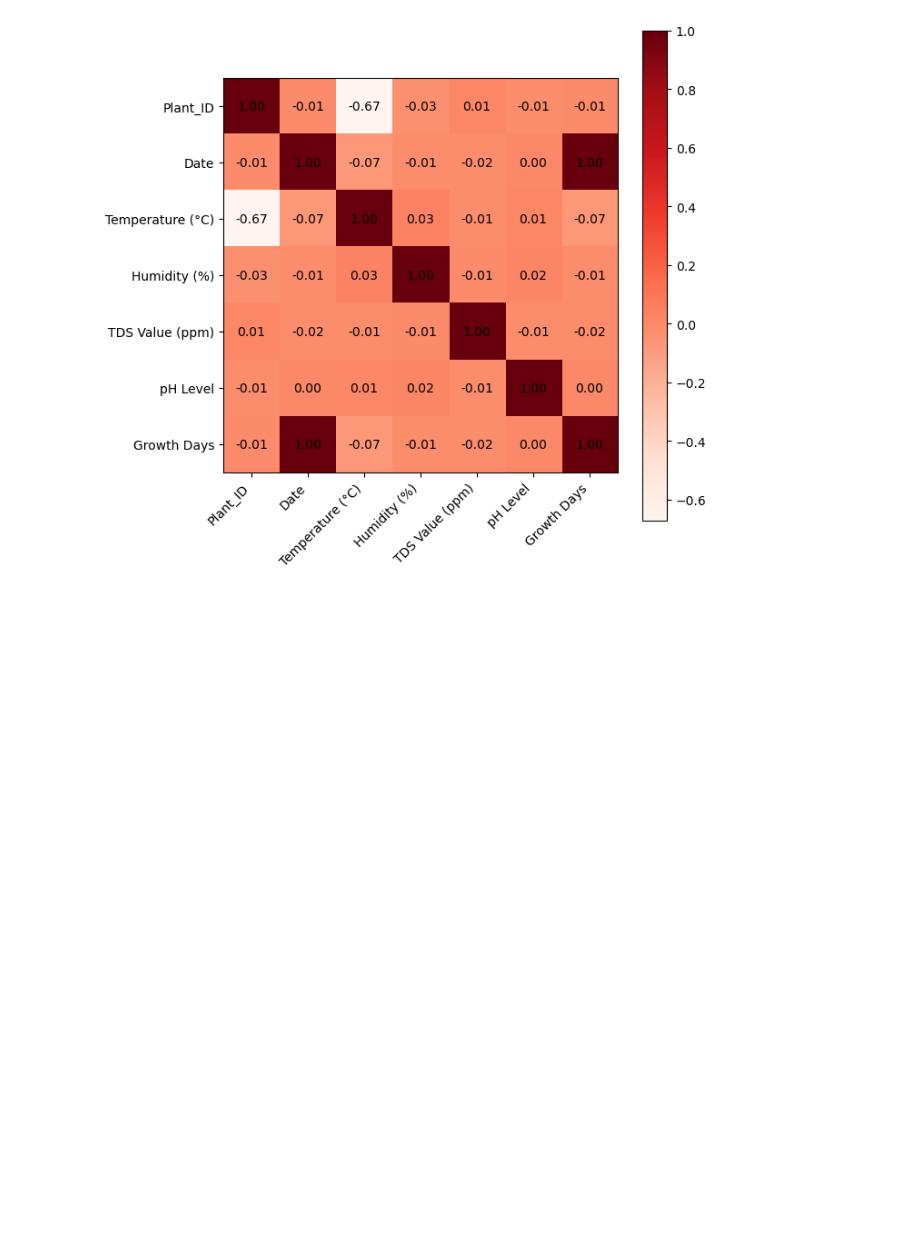
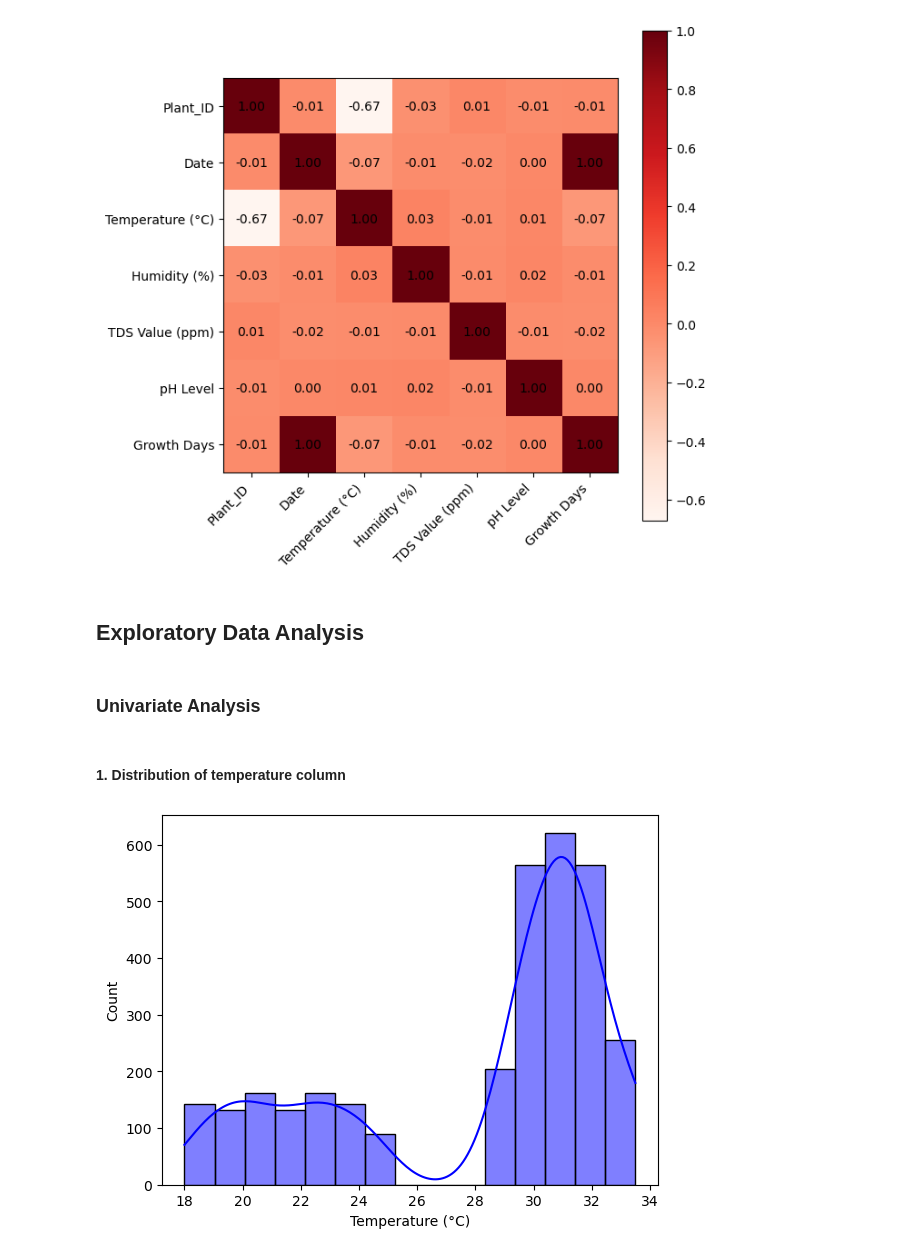
Before and after one commit to MoeTheDataGuru/portfolio, a Jupyter notebook: Lettuce Growth Analysis/EDA Notebook/EDA.ipynb, the cells around one changed output. Saved outputs shown, nothing was run; the diff lists cells and outputs as text; code cells hidden in the pictures; blank space fills up the shorter version.

Commit message:
Added univariate analysis

```diff
--- a/Lettuce Growth Analysis/EDA Notebook/EDA.ipynb
+++ b/Lettuce Growth Analysis/EDA Notebook/EDA.ipynb
@@ -105,3 +105,13 @@ for i in range(len(df.corr().columns)):
 plt.show()
 # %% [output]
 [figure]
+# %% [markdown]
+## Exploratory Data Analysis
+# %% [markdown]
+### Univariate Analysis
+# %% [markdown]
+#### 1. Distribution of temperature column
+# %%
+sns.histplot(data = df, x = df['Temperature (°C)'], color = 'blue', kde = True);
+# %% [output]
+[figure, added]
```
Also changed, not shown: parts of 6 cells of this notebook.
